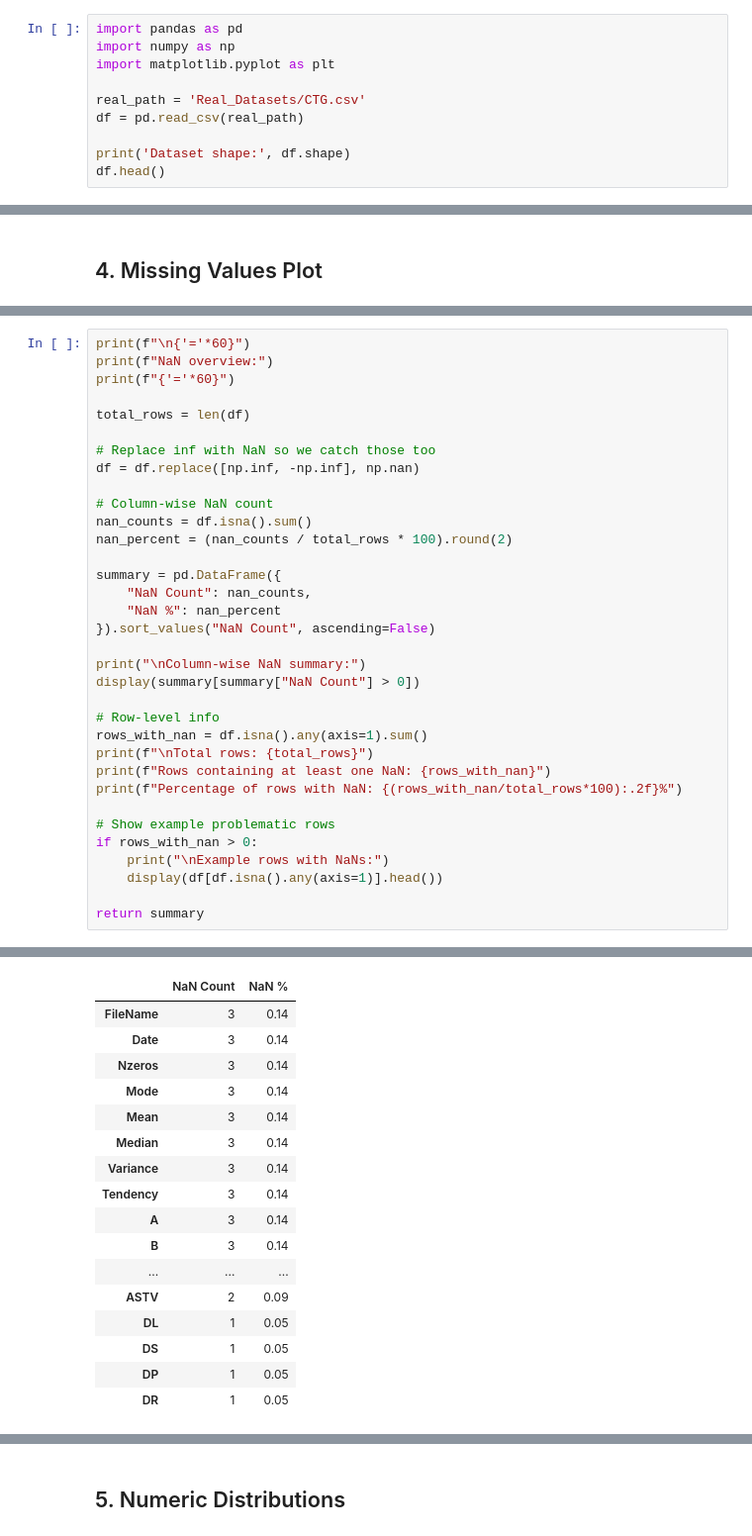
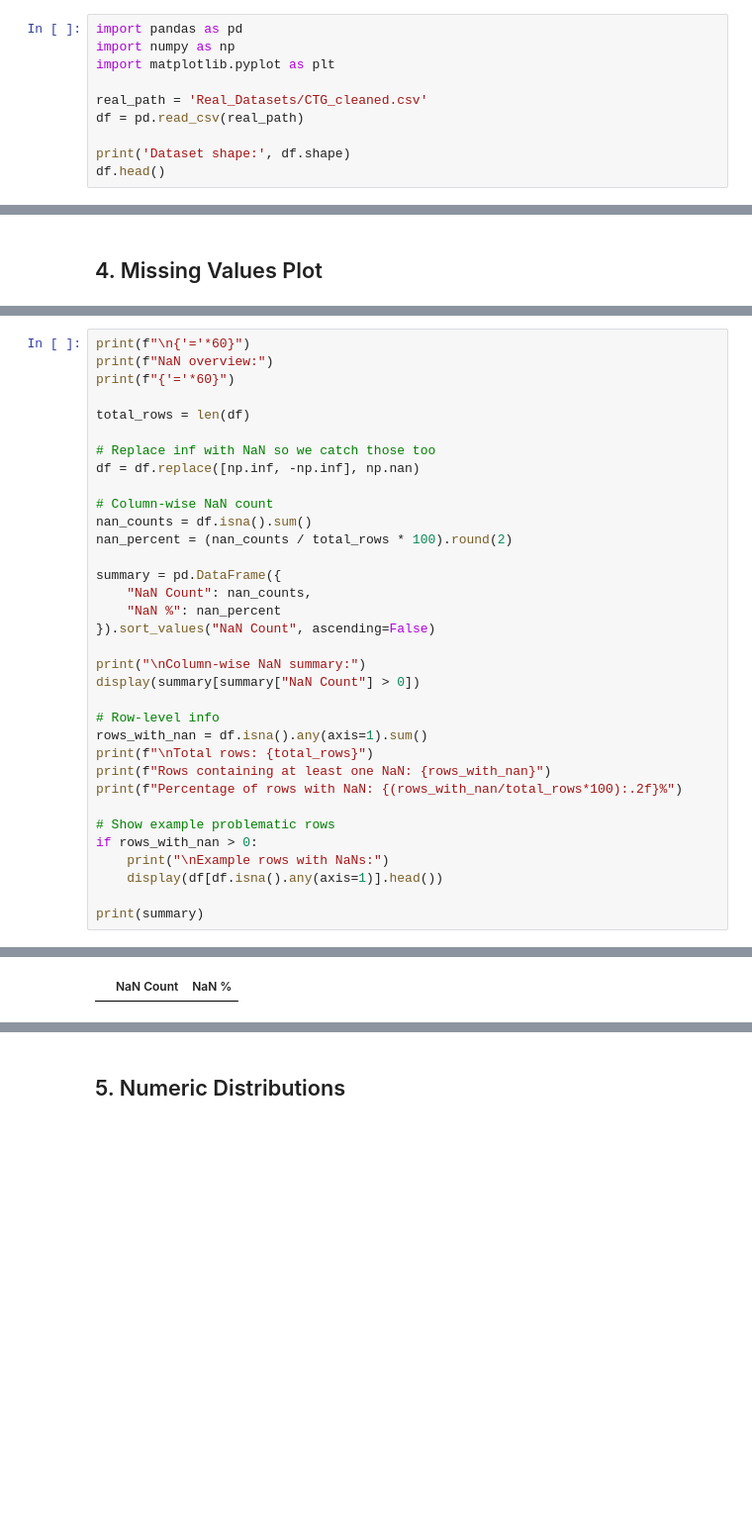
Before and after one commit to Sebi74321/Thesis, a Jupyter notebook: CTAB-GAN-Plus-main/eda_CTG.ipynb, the cells around one changed output, grey strips where cells are left out. Shown at 99% size. Drawn from its saved outputs; the diff is of its cells as text; blank space fills up the shorter version.

```diff
--- a/CTAB-GAN-Plus-main/eda_CTG.ipynb
+++ b/CTAB-GAN-Plus-main/eda_CTG.ipynb
@@ -11,7 +11,7 @@ import pandas as pd
 import numpy as np
 import matplotlib.pyplot as plt
 
-real_path = 'Real_Datasets/CTG.csv'
+real_path = 'Real_Datasets/CTG_cleaned.csv'
 df = pd.read_csv(real_path)
 
 print('Dataset shape:', df.shape)
@@ -108,47 +121,31 @@ df = df.replace([np.inf, -np.inf], np.nan)
 # Column-wise NaN count
 nan_counts = df.isna().sum()
 nan_percent = (nan_counts / total_rows * 100).round(2)
 
 summary = pd.DataFrame({
     "NaN Count": nan_counts,
     "NaN %": nan_percent
 }).sort_values("NaN Count", ascending=False)
 
 print("\nColumn-wise NaN summary:")
 display(summary[summary["NaN Count"] > 0])
 
 # Row-level info
 rows_with_nan = df.isna().any(axis=1).sum()
 print(f"\nTotal rows: {total_rows}")
 print(f"Rows containing at least one NaN: {rows_with_nan}")
 print(f"Percentage of rows with NaN: {(rows_with_nan/total_rows*100):.2f}%")
 
 # Show example problematic rows
 if rows_with_nan > 0:
     print("\nExample rows with NaNs:")
     display(df[df.isna().any(axis=1)].head())
 
-return summary
+print(summary)
 # %% [output]
 ============================================================
 NaN overview:
 ============================================================
 
 Column-wise NaN summary:
 |  | NaN Count | NaN % |
-| FileName | 3 | 0.14 |
-| Date | 3 | 0.14 |
-| Nzeros | 3 | 0.14 |
-| Mode | 3 | 0.14 |
-| Mean | 3 | 0.14 |
-| Median | 3 | 0.14 |
-| Variance | 3 | 0.14 |
-| Tendency | 3 | 0.14 |
-| A | 3 | 0.14 |
-| B | 3 | 0.14 |
-| ... | ... | ... |
-| ASTV | 2 | 0.09 |
-| DL | 1 | 0.05 |
-| DS | 1 | 0.05 |
-| DP | 1 | 0.05 |
-| DR | 1 | 0.05 |
```
Also changed, not shown: parts of 8 cells of this notebook, 3 other files.
